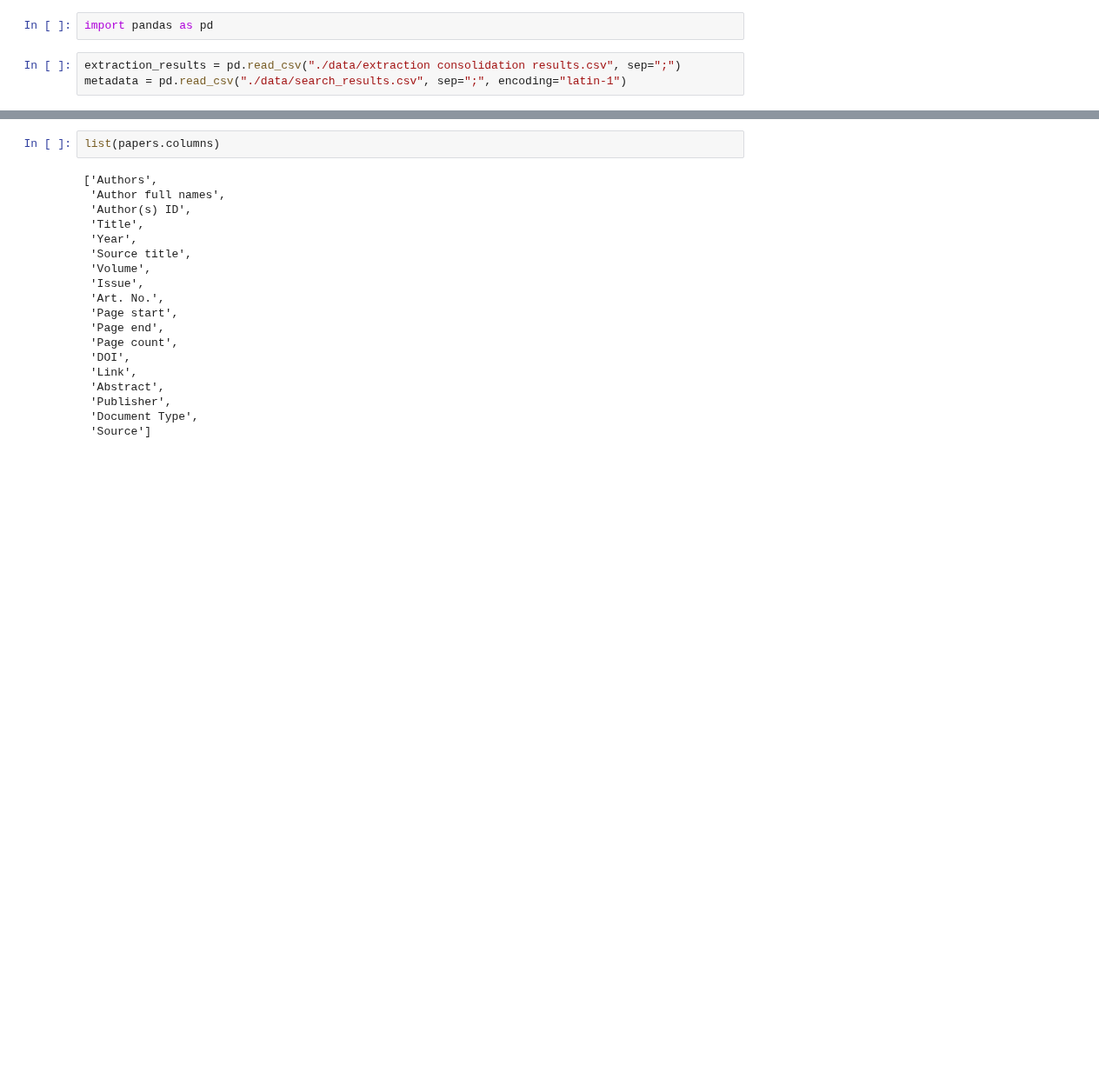
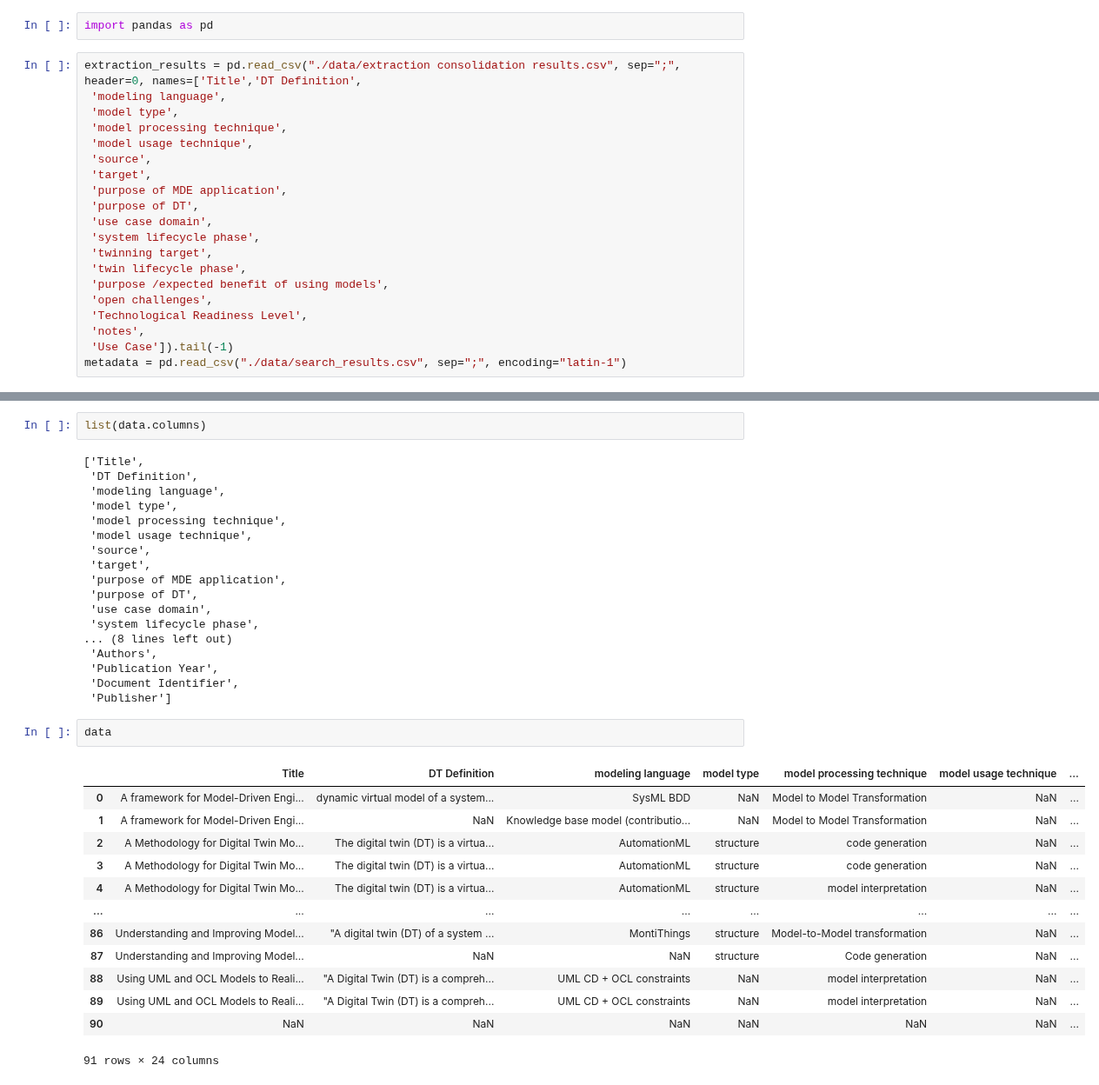
Before and after one commit to cdl-mint/mde4dts, a Jupyter notebook: visualizations.ipynb, the cells around one changed output, grey strips where cells are left out. Shown at 87% size. Cells and saved outputs as stored; diff of their text form; blank space fills up the shorter version.

```diff
--- a/visualizations.ipynb
+++ b/visualizations.ipynb
@@ -1,5 +1,22 @@
 # %%
 import pandas as pd
 # %%
-extraction_results = pd.read_csv("./data/extraction consolidation results.csv", sep=";")
+extraction_results = pd.read_csv("./data/extraction consolidation results.csv", sep=";", header=0, names=['Title','DT Definition',
+ 'modeling language',
+ 'model type',
+ 'model processing technique',
+ 'model usage technique',
+ 'source',
+ 'target',
+ 'purpose of MDE application',
+ 'purpose of DT',
+ 'use case domain',
+ 'system lifecycle phase',
+ 'twinning target',
+ 'twin lifecycle phase',
+ 'purpose /expected benefit of using models',
+ 'open challenges',
+ 'Technological Readiness Level',
+ 'notes',
+ 'Use Case']).tail(-1)
 metadata = pd.read_csv("./data/search_results.csv", sep=";", encoding="latin-1")
@@ -15,21 +34,36 @@ conflist.loc[lambda x : x > 1].count()
 # %%
-list(papers.columns)
+list(data.columns)
 # %% [output]
-['Authors',
- 'Author full names',
- 'Author(s) ID',
- 'Title',
- 'Year',
- 'Source title',
- 'Volume',
- 'Issue',
- 'Art. No.',
- 'Page start',
- 'Page end',
- 'Page count',
- 'DOI',
- 'Link',
- 'Abstract',
- 'Publisher',
- 'Document Type',
- 'Source']
+['Title',
+ 'DT Definition',
+ 'modeling language',
+ 'model type',
+ 'model processing technique',
+ 'model usage technique',
+ 'source',
+ 'target',
+ 'purpose of MDE application',
+ 'purpose of DT',
+ 'use case domain',
+ 'system lifecycle phase',
+... (8 lines left out)
+ 'Authors',
+ 'Publication Year',
+ 'Document Identifier',
+ 'Publisher']
+# %%
+data
+# %% [output]
+|  | Title | DT Definition | modeling language | model type | model processing technique | model usage technique | ... |
+| 0 | A framework for Model-Driven Engi... | dynamic virtual model of a system... | SysML BDD | NaN | Model to Model Transformation | NaN | ... |
+| 1 | A framework for Model-Driven Engi... | NaN | Knowledge base model (contributio... | NaN | Model to Model Transformation | NaN | ... |
+| 2 | A Methodology for Digital Twin Mo... | The digital twin (DT) is a virtua... | AutomationML | structure | code generation | NaN | ... |
+| 3 | A Methodology for Digital Twin Mo... | The digital twin (DT) is a virtua... | AutomationML | structure | code generation | NaN | ... |
+| 4 | A Methodology for Digital Twin Mo... | The digital twin (DT) is a virtua... | AutomationML | structure | model interpretation | NaN | ... |
+| ... | ... | ... | ... | ... | ... | ... | ... |
+| 86 | Understanding and Improving Model... | "A digital twin (DT) of a system ... | MontiThings | structure | Model-to-Model transformation | NaN | ... |
+| 87 | Understanding and Improving Model... | NaN | NaN | structure | Code generation | NaN | ... |
+| 88 | Using UML and OCL Models to Reali... | "A Digital Twin (DT) is a compreh... | UML CD + OCL constraints | NaN | model interpretation | NaN | ... |
+| 89 | Using UML and OCL Models to Reali... | "A Digital Twin (DT) is a compreh... | UML CD + OCL constraints | NaN | model interpretation | NaN | ... |
+| 90 | NaN | NaN | NaN | NaN | NaN | NaN | ... |
+91 rows × 24 columns
```
Also changed, not shown: parts of 7 cells of this notebook.
